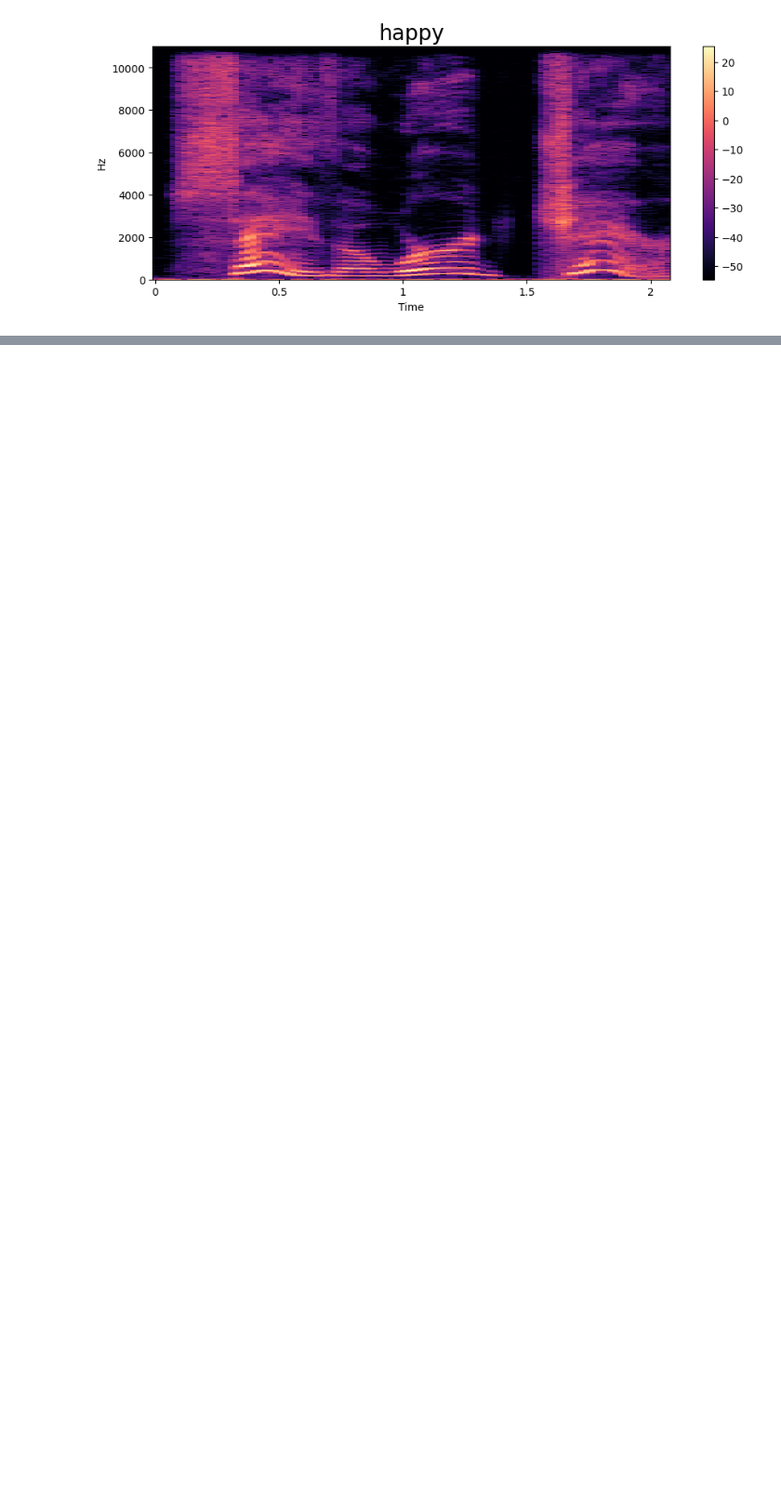
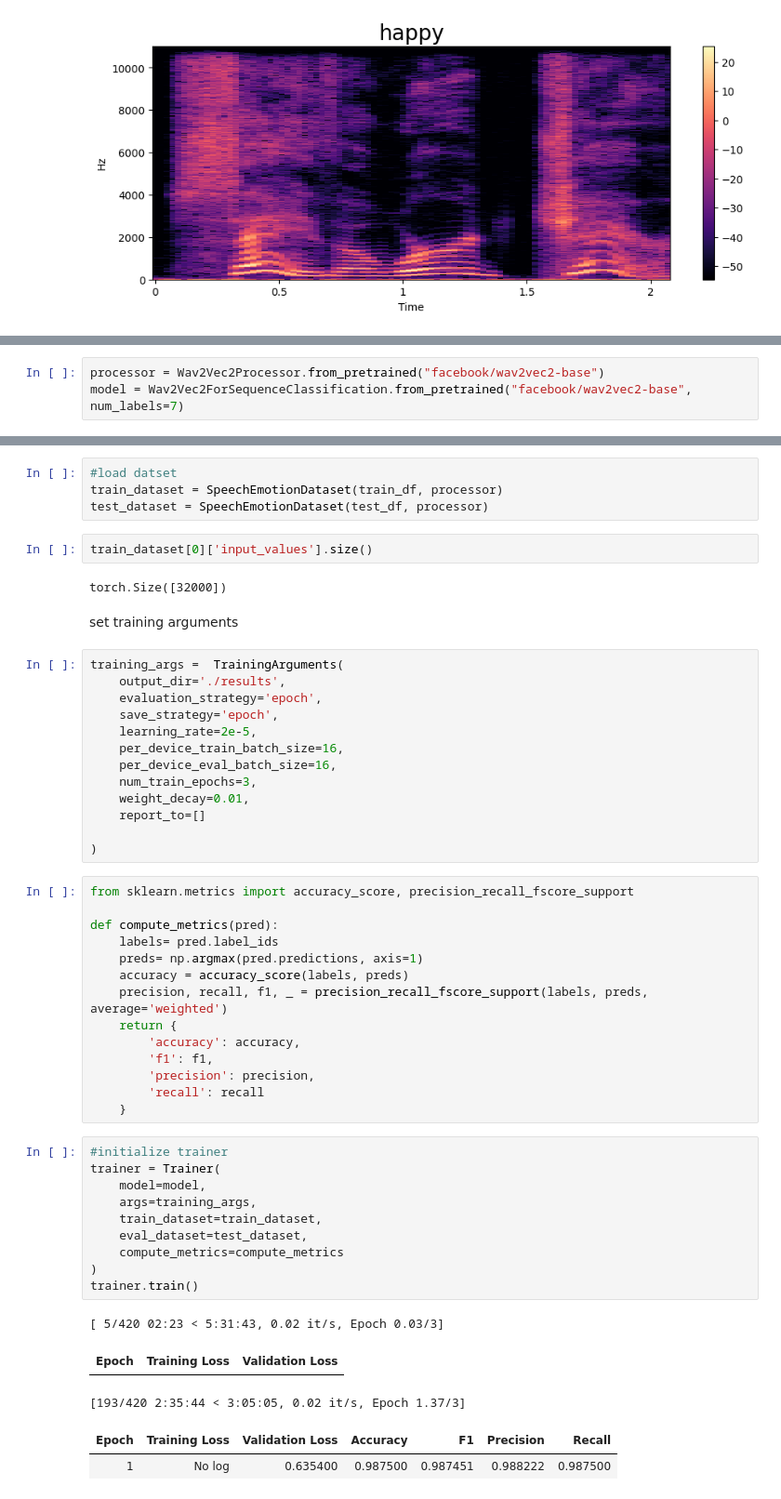
Before and after one commit to Minach2002/deep-learning-projects, a Jupyter notebook: speech.ipynb, the cells around one changed output, grey strips where cells are left out. Shown at 93% size. Drawn from its saved outputs; the diff is of its cells as text; blank space fills up the shorter version.

Commit message:
trained the model

```diff
--- a/speech.ipynb
+++ b/speech.ipynb
@@ -170,0 +245,3 @@ Audio(path)
+# %%
+processor = Wav2Vec2Processor.from_pretrained("facebook/wav2vec2-base")
+model = Wav2Vec2ForSequenceClassification.from_pretrained("facebook/wav2vec2-base", num_labels=7)
@@ -170,0 +251,53 @@ Audio(path)
+# %%
+#load datset
+train_dataset = SpeechEmotionDataset(train_df, processor)
+test_dataset = SpeechEmotionDataset(test_df, processor)
+# %%
+train_dataset[0]['input_values'].size()
+# %% [output]
+torch.Size([32000])
+# %% [markdown]
+set training arguments
+# %%
+training_args =  TrainingArguments(
+    output_dir='./results',
+    evaluation_strategy='epoch',
+    save_strategy='epoch',
+    learning_rate=2e-5,
+    per_device_train_batch_size=16,
+    per_device_eval_batch_size=16,
+    num_train_epochs=3,
+    weight_decay=0.01,
+    report_to=[]
+
+)
+# %%
+from sklearn.metrics import accuracy_score, precision_recall_fscore_support
+
+def compute_metrics(pred):
+    labels= pred.label_ids
+    preds= np.argmax(pred.predictions, axis=1)
+    accuracy = accuracy_score(labels, preds)
+    precision, recall, f1, _ = precision_recall_fscore_support(labels, preds, average='weighted')
+    return {
+        'accuracy': accuracy,
+        'f1': f1,
+        'precision': precision,
+        'recall': recall
+    }
+# %%
+#initialize trainer
+trainer = Trainer(
+    model=model,
+    args=training_args,
+    train_dataset=train_dataset,
+    eval_dataset=test_dataset,
+    compute_metrics=compute_metrics
+)
+trainer.train()
+# %% [output]
+[ 5/420 02:23 < 5:31:43, 0.02 it/s, Epoch 0.03/3]
+| Epoch | Training Loss | Validation Loss |
+[193/420 2:35:44 < 3:05:05, 0.02 it/s, Epoch 1.37/3]
+| Epoch | Training Loss | Validation Loss | Accuracy | F1 | Precision | Recall |
+| 1 | No log | 0.635400 | 0.987500 | 0.987451 | 0.988222 | 0.987500 |
```
Also changed, not shown: parts of 12 cells of this notebook.
